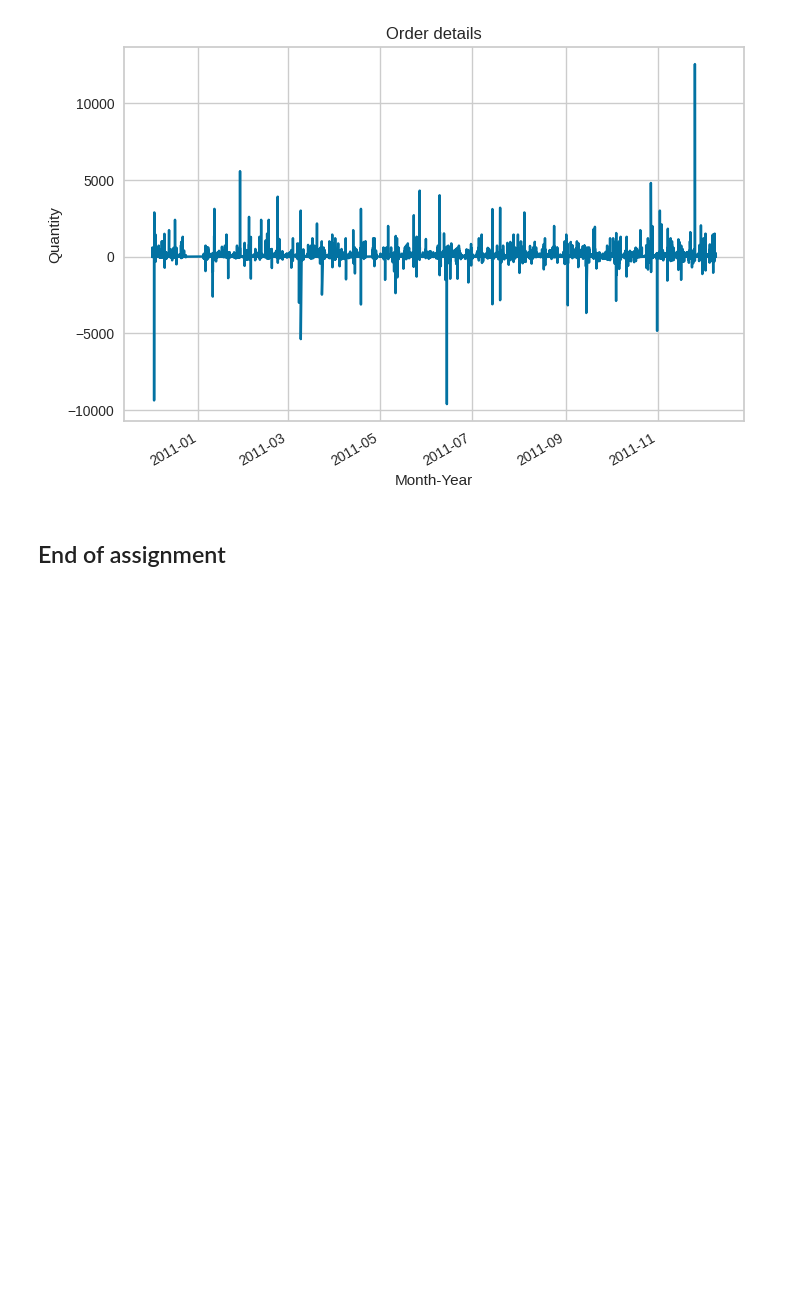
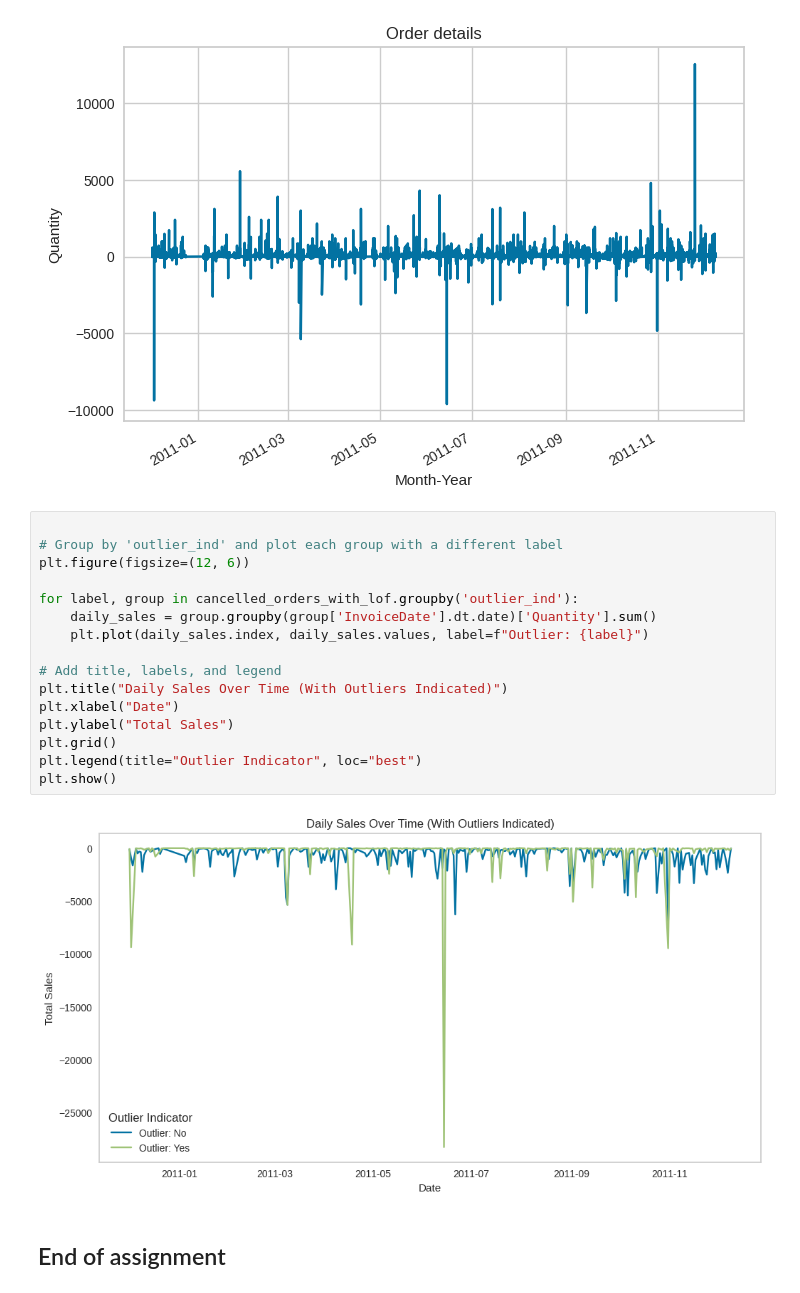
Before and after one commit to karapradeepkumar/Group14_MLUL2, a Jupyter notebook: Group14_MLUL2.ipynb, the cells around one changed output. Drawn from its saved outputs; the diff is of its cells as text; blank space fills up the shorter version.

```diff
--- a/Group14_MLUL2.ipynb
+++ b/Group14_MLUL2.ipynb
@@ -859,5 +974,23 @@ plt.ylabel("Quantity")
 # %% [output]
 Text(0, 0.5, 'Quantity')
 [figure]
+# %%
+
+# Group by 'outlier_ind' and plot each group with a different label
+plt.figure(figsize=(12, 6))
+
+for label, group in cancelled_orders_with_lof.groupby('outlier_ind'):
+    daily_sales = group.groupby(group['InvoiceDate'].dt.date)['Quantity'].sum()
+    plt.plot(daily_sales.index, daily_sales.values, label=f"Outlier: {label}")
+
+# Add title, labels, and legend
+plt.title("Daily Sales Over Time (With Outliers Indicated)")
+plt.xlabel("Date")
+plt.ylabel("Total Sales")
+plt.grid()
+plt.legend(title="Outlier Indicator", loc="best")
+plt.show()
+# %% [output]
+[figure, added]
 # %% [markdown]
 ## End of assignment
```
Also changed, not shown: parts of 17 cells of this notebook.
